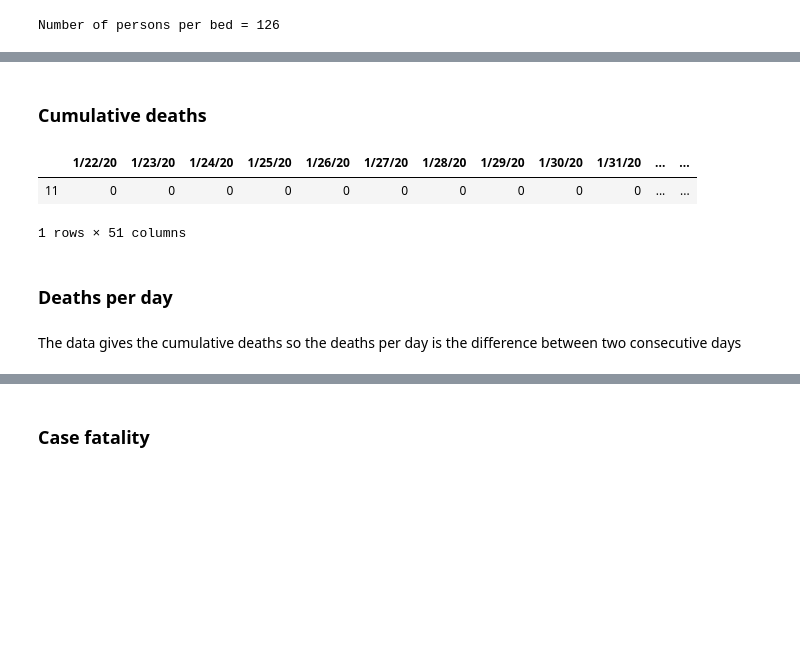
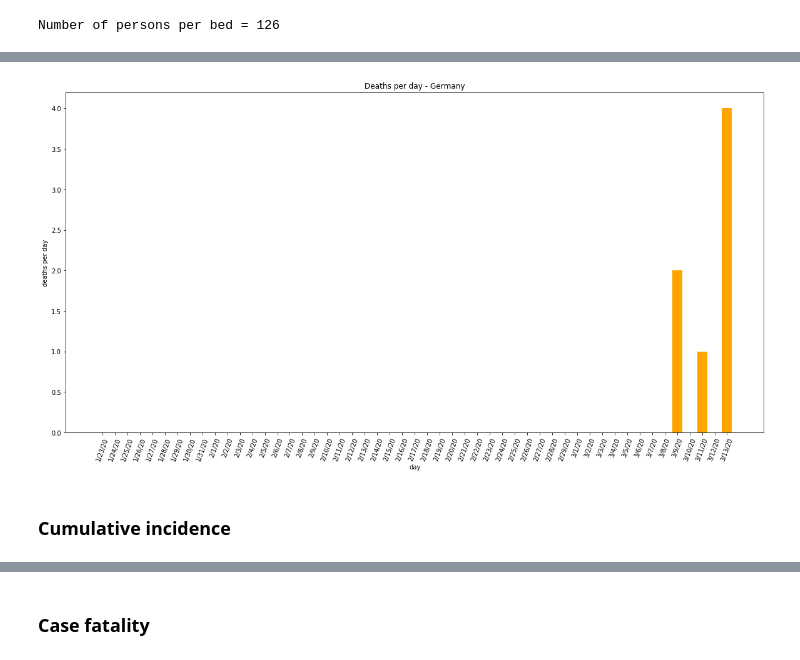
Before and after one commit to luigiselmi/datascience, a Jupyter notebook: python/covid19-monitoring-notebook.ipynb, the cells around one changed output, grey strips where cells are left out. Drawn from its saved outputs; the diff is of its cells as text; code cells hidden in the pictures; blank space fills up the shorter version.

```diff
--- a/python/covid19-monitoring-notebook.ipynb
+++ b/python/covid19-monitoring-notebook.ipynb
@@ -135,0 +248,5 @@ confirmed_infections_germany.T # show data
+# %%
+deaths_dataset_de = deaths_dataset[deaths_dataset['Country/Region'] == 'Germany']
+deaths_dataset_values_de = [death for death in deaths_dataset_de.values[0][4:]]
+deaths_de = pd.Series(deaths_dataset_values_de, index=dates_index)
+deaths_de['2020-03-05':]
@@ -135,0 +267,4 @@ confirmed_infections_germany.T # show data
+# %%
+deaths_per_day_array_de = [deaths_de[d++1] - deaths_de[d] for d in range(dates_index.size - 1)]
+deaths_per_day_de = pd.Series(deaths_per_day_array_de, index=dates_index[1:])
+deaths_per_day_de['2020-03-05':]
@@ -136,13 +282,11 @@ confirmed_infections_germany.T # show data
+# %%
+plt.title("Deaths per day - Germany")
+plt.xlabel("day")
+plt.ylabel("deaths per day");
+plt.xticks(rotation=70)
+plot_deaths_per_day_de = plt.bar(dates_array[1:], deaths_per_day_array_de, color='orange')
+plt.show()
+# %% [output]
+[figure, added]
 # %% [markdown]
-### Cumulative deaths
+### Cumulative incidence
-# %%
-cumulative_deaths_germany = deaths[deaths['Country/Region'] == 'Germany'].T[4:]
-cumulative_deaths_germany.T # show data
-# %% [output]
-|  | 1/22/20 | 1/23/20 | 1/24/20 | 1/25/20 | 1/26/20 | 1/27/20 | 1/28/20 | 1/29/20 | 1/30/20 | 1/31/20 | ... | ... |
-| 11 | 0 | 0 | 0 | 0 | 0 | 0 | 0 | 0 | 0 | 0 | ... | ... |
-1 rows × 51 columns
-# %% [markdown]
-### Deaths per day
-# %% [markdown]
-The data gives the cumulative deaths so the deaths per day is the difference between two consecutive days
```
Also changed, not shown: parts of 97 cells of this notebook.
